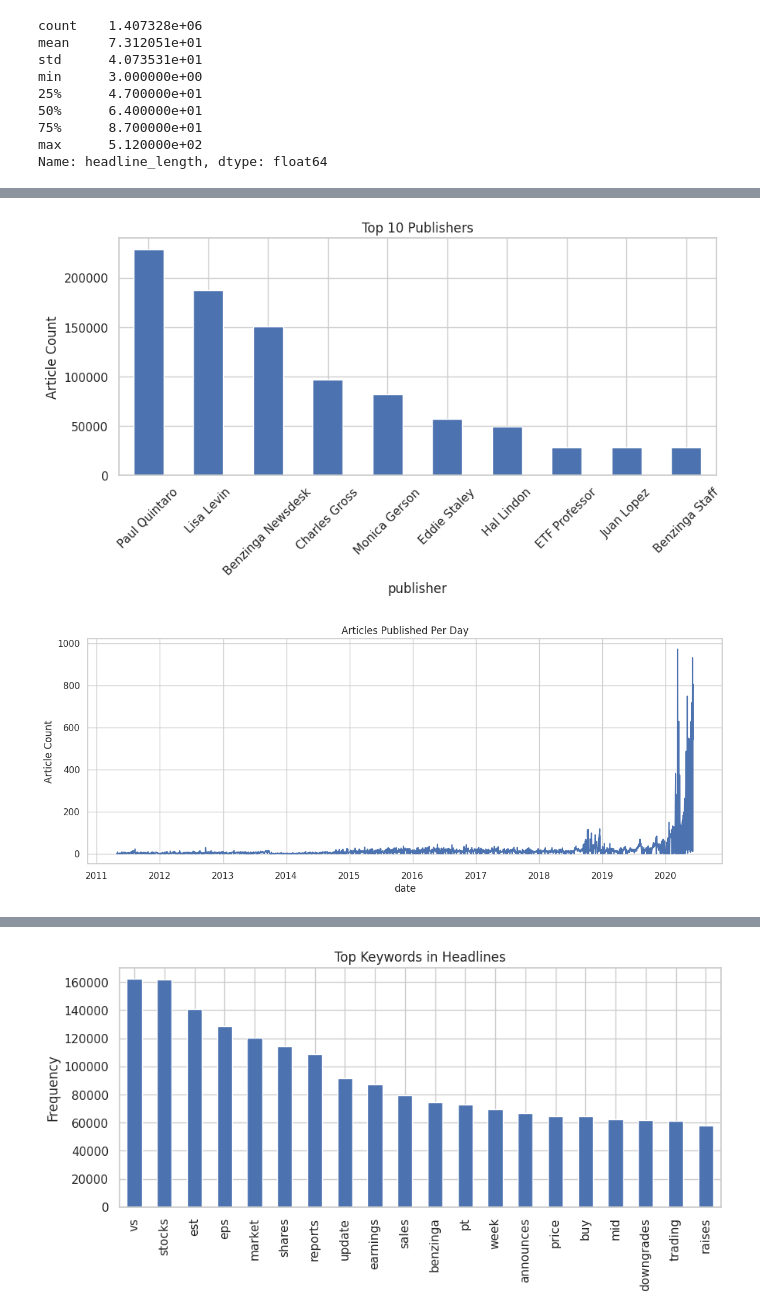
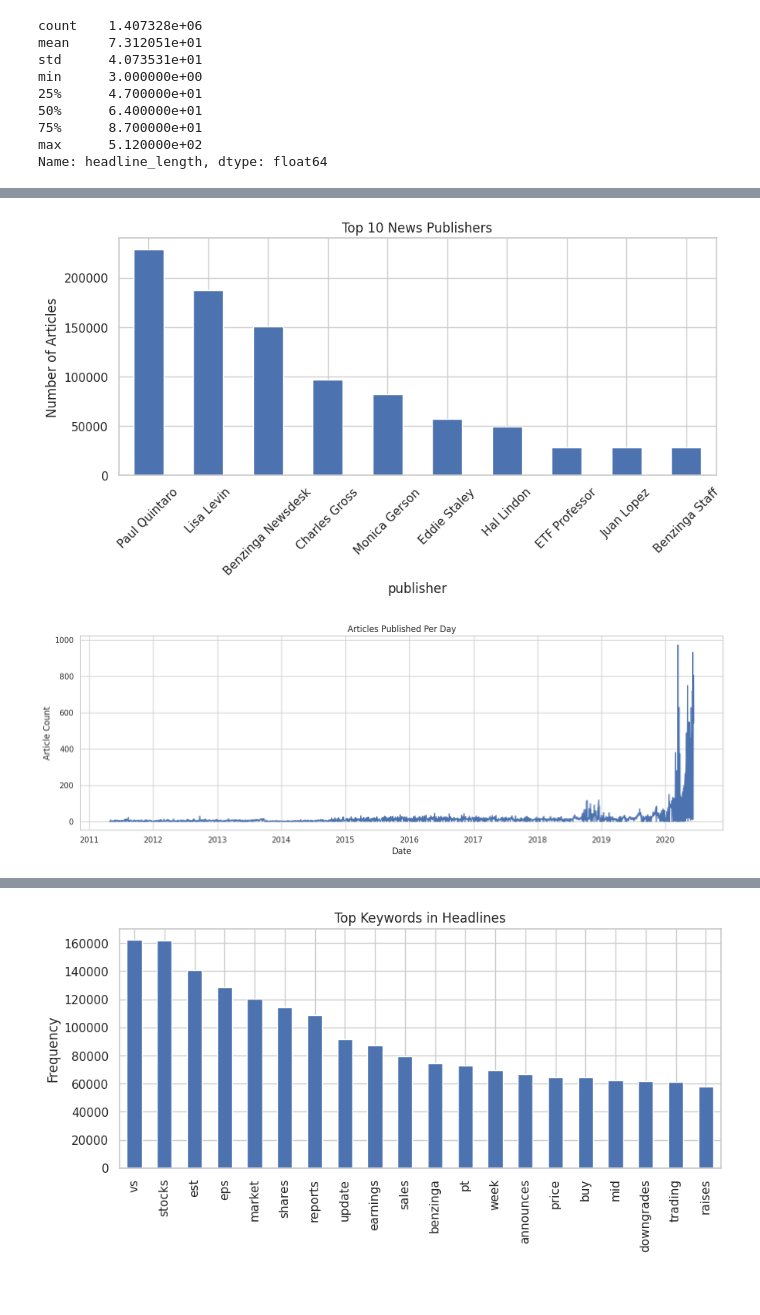
Before and after one commit to NuryeNigusMekonen/sentiment-stock-predictor-for-nova-insights-PLLC, a Jupyter notebook: notebooks/eda_news_analysis.ipynb, the cells around one changed output, grey strips where cells are left out. Drawn from its saved outputs; the diff is of its cells as text; code cells hidden in the pictures; blank space fills up the shorter version.

```diff
--- a/notebooks/eda_news_analysis.ipynb
+++ b/notebooks/eda_news_analysis.ipynb
@@ -62,25 +62,27 @@ top_publishers = publisher_counts(news_df)
 
 plt.figure(figsize=(10, 4))
 top_publishers.plot(kind="bar")
-plt.title("Top 10 Publishers")
-plt.ylabel("Article Count")
+plt.title("Top 10 News Publishers")
+plt.ylabel("Number of Articles")
 plt.xticks(rotation=45)
 plt.grid(True)
 plt.show()
 # %% [output]
-[figure, old version]
+[figure, new version]
 # %%
 # daily publication trends
 daily = publication_trends(news_df)
 
 plt.figure(figsize=(14, 5))
 daily.plot()
 plt.title("Articles Published Per Day")
 plt.ylabel("Article Count")
+plt.xlabel("Date")
 plt.grid(True)
+plt.tight_layout()
 plt.show()
 # %% [output]
-[figure, old version]
+[figure, new version]
 # %%
 #hourly publlishing times
 hourly = hourly_distribution(news_df)
```
Also changed, not shown: parts of 11 cells of this notebook, 19 other files.
